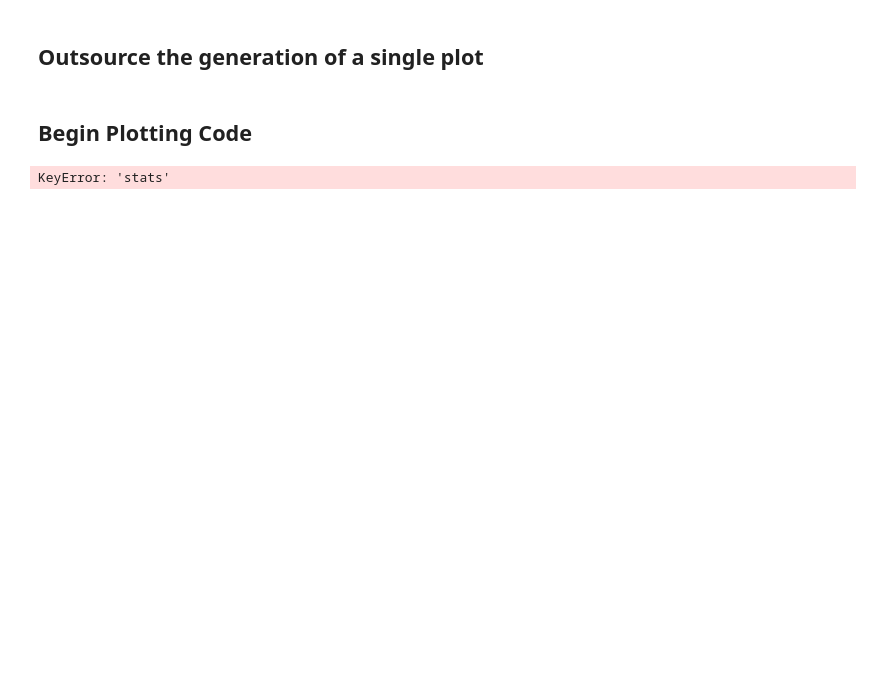
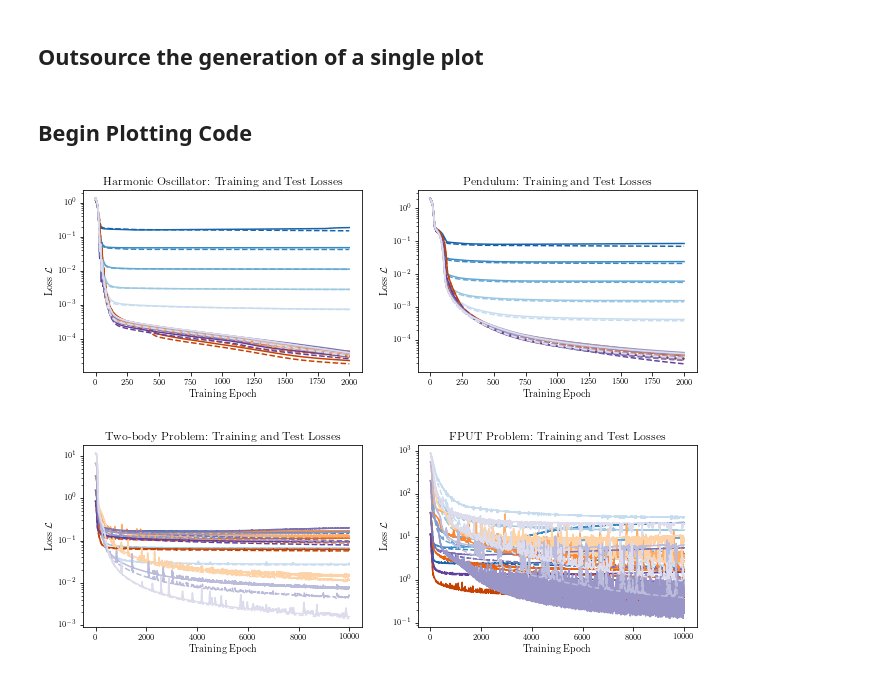
Before and after one commit to SpaceAbleOrg/symplectic-hnn, a Jupyter notebook: plotting/plot-loss.ipynb, the cells around one changed output. Saved outputs shown, nothing was run; the diff lists cells and outputs as text; code cells hidden in the pictures; blank space fills up the shorter version.

Commit message:
Plot all, but so far without success for the twobody and FPUT problems.

```diff
--- a/plotting/plot-loss.ipynb
+++ b/plotting/plot-loss.ipynb
@@ -16,22 +17,37 @@ from train import setup
 from utils import save_path
 # %%
 hs = np.array([0.8, 0.4, 0.2, 0.1, 0.05])
-methods = ['euler-forw', 'euler-symp']
+methods = ['euler-forw', 'euler-symp', 'midpoint']
 # %% [markdown]
 ## Outsource the generation of a single plot
 # %%
 def plot_loss(axes, args):
+    N = len(hs)
+    step = 0.7/N
+    color_dict = {'euler-forw': iter(plt.cm.Blues(0.8 - step*i) for i in range(N)),
+                  'euler-symp': iter(plt.cm.Oranges(0.8 - step*i) for i in range(N)),
+                  'midpoint': iter(plt.cm.Purples(0.8 - step*i) for i in range(N))}
+
     for method in methods:
+        colors = color_dict[method]
         for h in hs:
             # Setup desired args
             args = setup(args | {'loss_type': method, 'h': h}, save_dir_prefix='/results/experiment-')
 
             # Load loss log
             saved_dict = torch.load(save_path(args), map_location=torch.device('cpu'))
-            train_loss, test_loss = saved_dict['stats']
+            loss_dict = saved_dict['stats']
+            train_loss = loss_dict['train_loss']
+            test_loss = loss_dict['test_loss']
 
-            axes.plot(train_loss)
-            axes.plot(test_loss)
+            c = next(colors)
+            axes.plot(train_loss, "--", color=c)#, label='train loss')
+            axes.plot(test_loss, color=c)#, label='test loss')
+
+            axes.set_yscale('log')
+            axes.set_xlabel("Training Epoch")
+            axes.set_ylabel(r"Loss $\mathcal L$")
+            axes.set_title(f"{print_name[args.name]}: Training and Test Losses")
 # %% [markdown]
 ## Begin Plotting Code
 # %%
@@ -40,7 +57,20 @@ mpl.rcParams.update(params)
 # %%
 # TESTING: The below needs all methods for one problem
-fig, axes = plt.subplots()
-plot_loss(axes, default_args | {'name': 'pendulum'})
-plt.show()
+#hs = np.array([0.1])
+#methods = ['euler-symp']
+#fig, axes = plt.subplots()
+#plot_loss(axes, default_args | {'name': 'twobody'})
+#plt.show()
-# %% [output]
-KeyError: 'stats'
+# %%
+# PLOT ALL TOGETHER
+fig, ((ax1, ax2), (ax3, ax4)) = plt.subplots(2, 2, figsize=(11, 13*golden_ratio))
+fig.subplots_adjust(wspace=0.2, hspace=0.4)
+
+plot_loss(ax1, default_args | {'name': 'spring'})
+plot_loss(ax2, default_args | {'name': 'pendulum'})
+plot_loss(ax3, default_args | {'name': 'twobody'})
+plot_loss(ax4, default_args | {'name': 'fput'})
+
+fig.savefig("loss-error.pdf", format='pdf', bbox_inches='tight')
+# %% [output]
+[figure, added]
```
Also changed, not shown: parts of 2 cells of this notebook, 1 other file.
